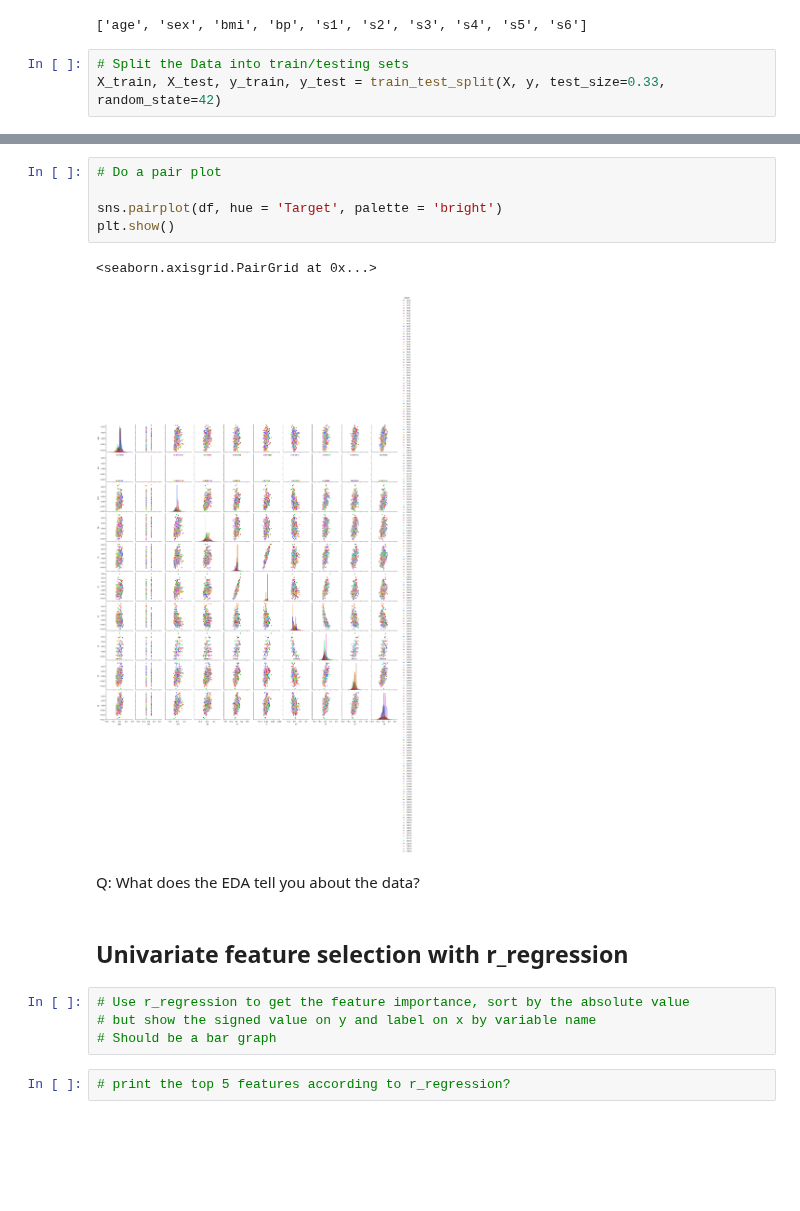
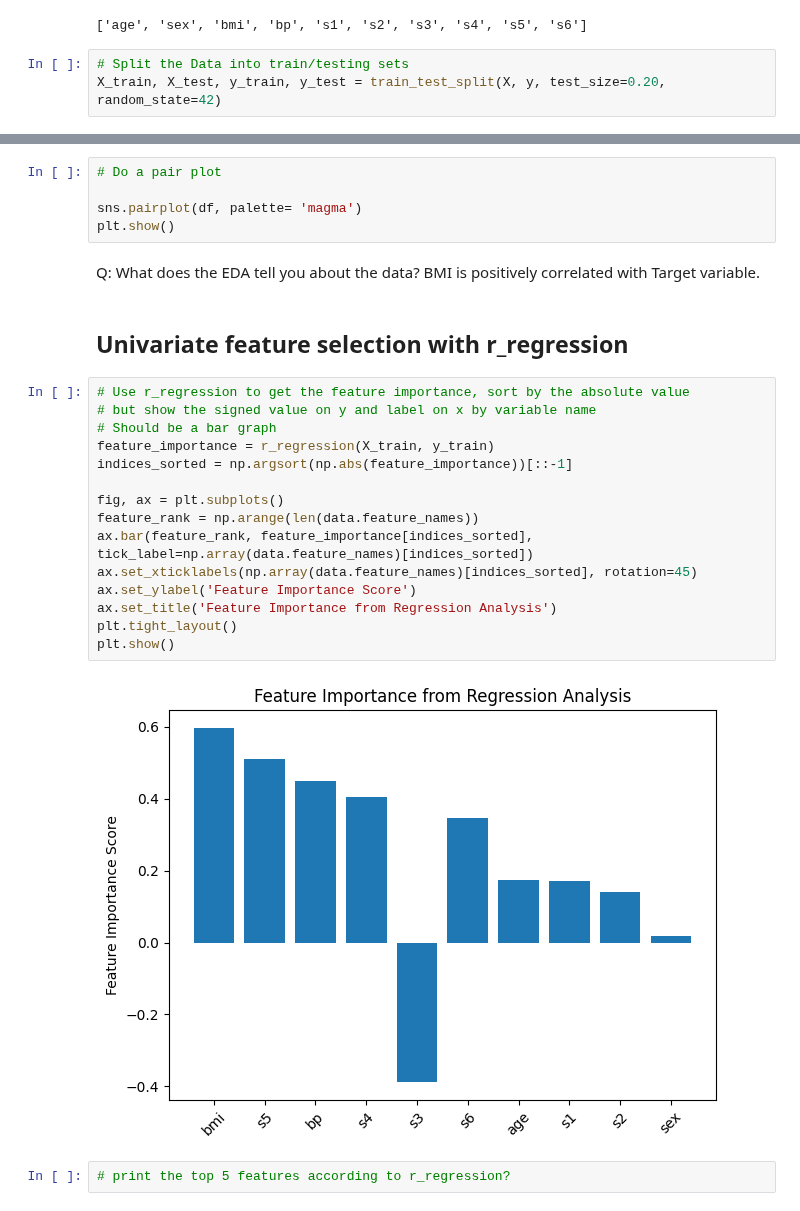
Before and after one commit to DataScienceAndEngineering/hw4-problem-3-feature-selection-Sajida28, a Jupyter notebook: dsei2100s24hw4p3-feature-selection.ipynb, the cells around one changed output, grey strips where cells are left out. Saved outputs shown, nothing was run; the diff lists cells and outputs as text; blank space fills up the shorter version.

```diff
--- a/dsei2100s24hw4p3-feature-selection.ipynb
+++ b/dsei2100s24hw4p3-feature-selection.ipynb
@@ -82,7 +82,7 @@ print(data.feature_names)
 ['age', 'sex', 'bmi', 'bp', 's1', 's2', 's3', 's4', 's5', 's6']
 # %%
 # Split the Data into train/testing sets
-X_train, X_test, y_train, y_test = train_test_split(X, y, test_size=0.33, random_state=42)
+X_train, X_test, y_train, y_test = train_test_split(X, y, test_size=0.20, random_state=42)
 # %%
 # Check the shapes
 print("X_train shape:", X_train.shape)
@@ -130,19 +102,30 @@ memory usage: 38.1 KB
 # %%
 # Do a pair plot
 
-sns.pairplot(df, hue = 'Target', palette = 'bright')
+sns.pairplot(df, palette= 'magma')
 plt.show()
-# %% [output]
-<seaborn.axisgrid.PairGrid at 0x...>
-[figure, removed]
 # %% [markdown]
 Q: What does the EDA tell you about the data?
+BMI is positively correlated with Target variable.
 # %% [markdown]
 ## Univariate feature selection with r_regression
 # %%
 # Use r_regression to get the feature importance, sort by the absolute value
 # but show the signed value on y and label on x by variable name
 # Should be a bar graph
+feature_importance = r_regression(X_train, y_train)
+indices_sorted = np.argsort(np.abs(feature_importance))[::-1]
+
+fig, ax = plt.subplots()
+feature_rank = np.arange(len(data.feature_names))
+ax.bar(feature_rank, feature_importance[indices_sorted], tick_label=np.array(data.feature_names)[indices_sorted])
+ax.set_xticklabels(np.array(data.feature_names)[indices_sorted], rotation=45)
+ax.set_ylabel('Feature Importance Score')
+ax.set_title('Feature Importance from Regression Analysis')
+plt.tight_layout()
+plt.show()
+# %% [output]
+[figure, added]
 # %%
 # print the top 5 features according to r_regression?
 # %% [markdown]
```
Also changed, not shown: parts of 2 cells of this notebook.
